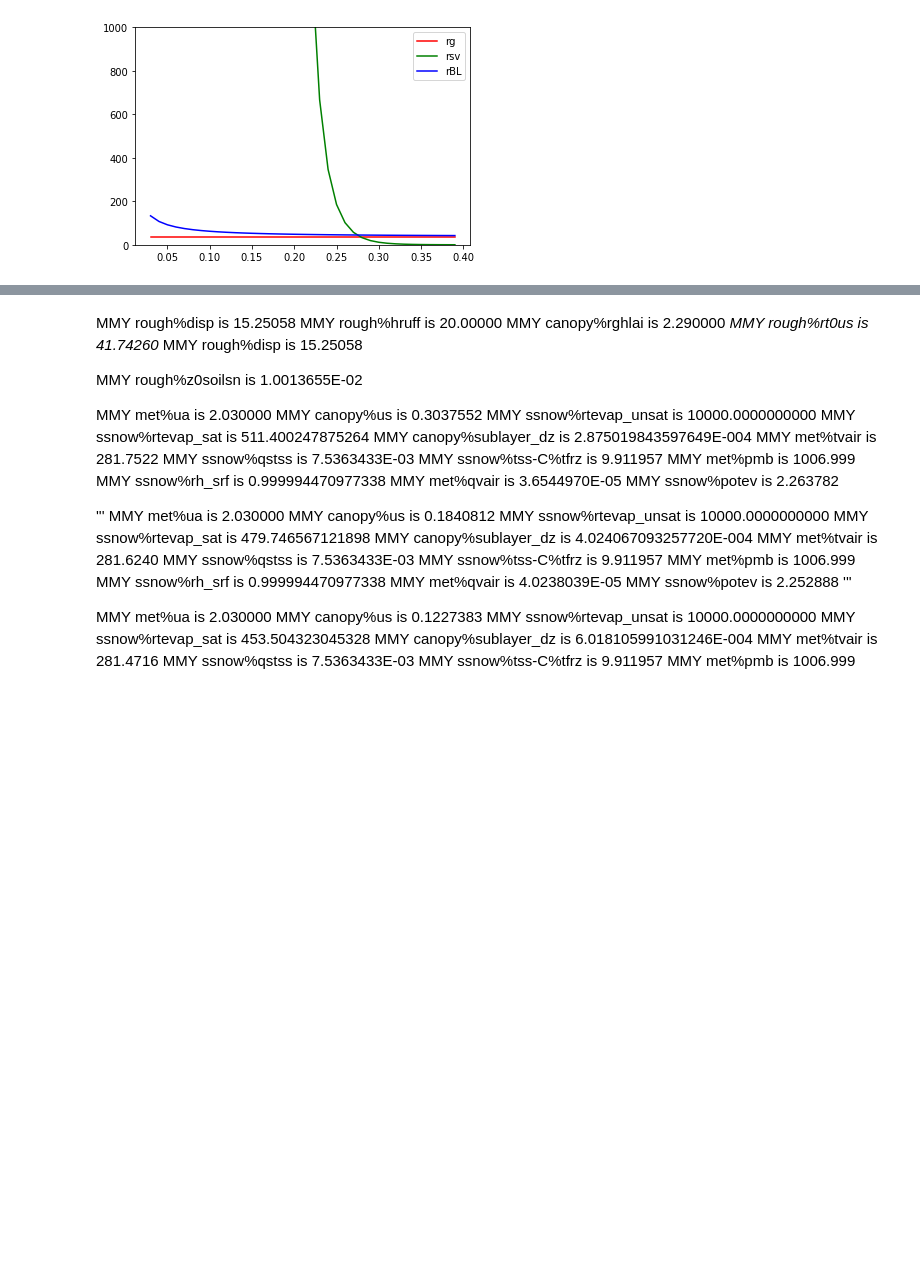
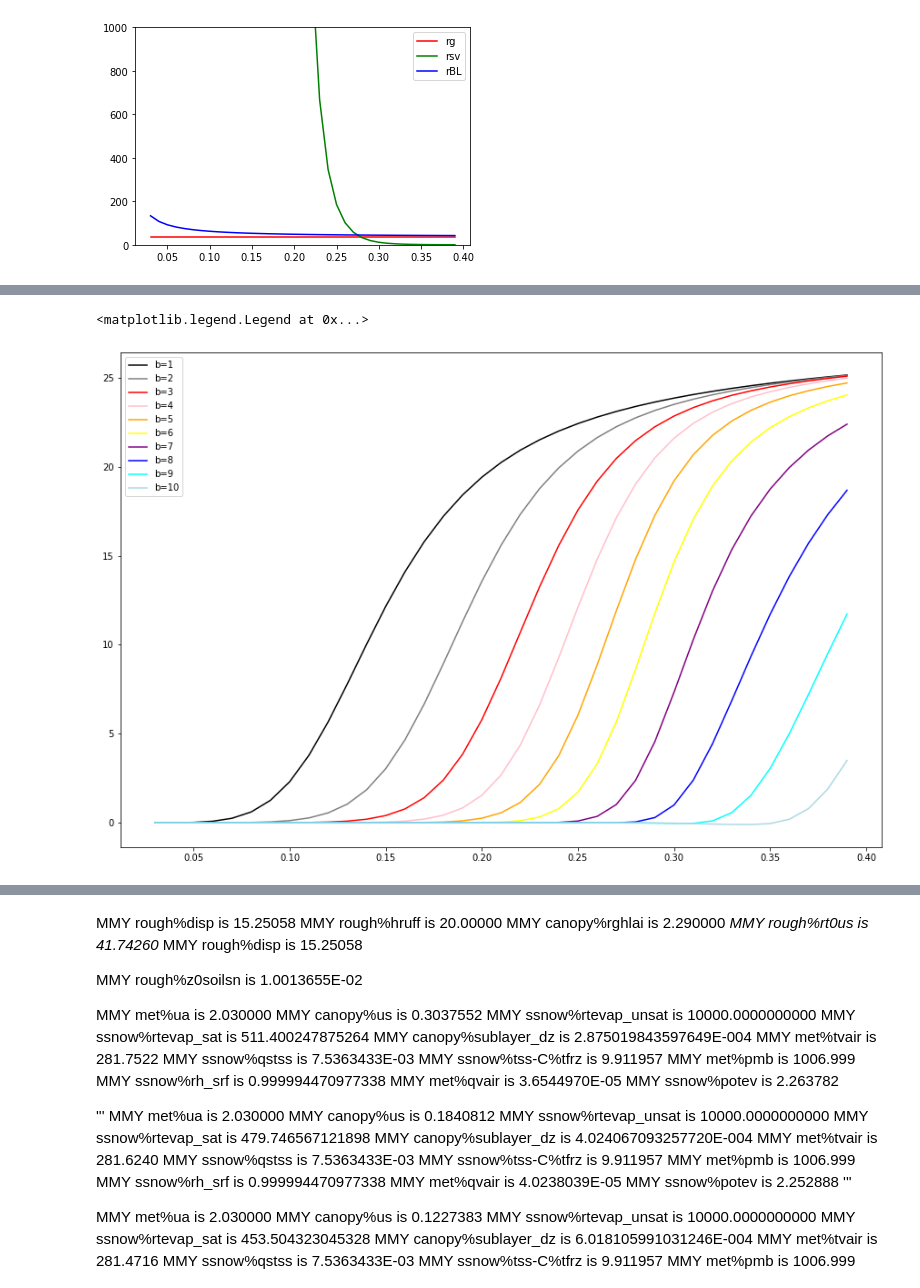
Before and after one commit to bibivking/Jupyter_scripts, a Jupyter notebook: Dani_Or_Soil_Evaporation_Scheme.ipynb, the cells around one changed output, grey strips where cells are left out. Cells and saved outputs as stored; diff of their text form; code cells hidden in the pictures; blank space fills up the shorter version.

Commit message:
add plots

```diff
--- a/Dani_Or_Soil_Evaporation_Scheme.ipynb
+++ b/Dani_Or_Soil_Evaporation_Scheme.ipynb
@@ -11,10 +11,11 @@ from matplotlib import ticker
 import datetime as dt
 import parameters as p
 # %%
-def main(theta, bch):
+def main(theta, hyds):
     '''
     set surface input data and calculate resistance and Esoil
     '''
+    bch  = 2.
 
     # Meteorology input
 
@@ -62,15 +63,15 @@ def main(theta, bch):
     Z0s = calc_Z0s(L, U_x)
 
     rg = calc_rg(L, U_x, d, Z0s)
-    rsv = calc_rsv(theta_srf, Tsrf, qsat, bch)
+    rsv = calc_rsv(theta_srf, Tsrf, qsat, bch, hyds)
     rBL,delta = calc_rBL(Uair, U_x, theta, tvair)
     Esoil = calc_esoil(pres, tvair, qsrf, qa, Z0s, delta, rg, rsv, rBL) # 2.252888
     #print(rg)
     #print(rsv)
     #print(rBL)
     #print(Esoil)
-    return rg,rsv,rBL;
-    #return Esoil
+    #return rg,rsv,rBL;
+    return Esoil
 
 def calc_Phi_1(theta_srf, bch):
     '''
@@ -386,0 +346,38 @@ fig.tight_layout()
+# %%
+# test bch
+es = np.zeros((len(np.arange(p.theta_r+0.01, p.theta_sat,0.01)),\
+              len(np.arange(1.,11.,1))))
+
+i = 0
+for bch in np.arange(1.,11.,1):
+    j = 0
+    for sm in np.arange(p.theta_r+0.01, p.theta_sat,0.01):
+        es1= main(sm, bch)
+        es[j,i] = es1
+        j += 1
+    i += 1
+
+fig = plt.figure(figsize=[15,10])
+ax1 = fig.add_subplot(111)
+ax1.plot(np.arange(p.theta_r+0.01, p.theta_sat,0.01),es[:,0], color = 'black', label="b=1")
+ax1.plot(np.arange(p.theta_r+0.01, p.theta_sat,0.01),es[:,1], color = 'gray', label="b=2")
+ax1.plot(np.arange(p.theta_r+0.01, p.theta_sat,0.01),es[:,2], color = 'red', label="b=3")
+ax1.plot(np.arange(p.theta_r+0.01, p.theta_sat,0.01),es[:,3], color = 'pink', label="b=4")
+ax1.plot(np.arange(p.theta_r+0.01, p.theta_sat,0.01),es[:,4], color = 'orange', label="b=5")
+ax1.plot(np.arange(p.theta_r+0.01, p.theta_sat,0.01),es[:,5], color = 'yellow', label="b=6")
+ax1.plot(np.arange(p.theta_r+0.01, p.theta_sat,0.01),es[:,6], color = 'purple', label="b=7")
+ax1.plot(np.arange(p.theta_r+0.01, p.theta_sat,0.01),es[:,7], color = 'blue', label="b=8")
+ax1.plot(np.arange(p.theta_r+0.01, p.theta_sat,0.01),es[:,8], color = 'cyan', label="b=9")
+ax1.plot(np.arange(p.theta_r+0.01, p.theta_sat,0.01),es[:,9], color = 'lightblue', label="b=10")
+ax1.legend()
+#ax1 = plt.plot(es[:,:])
+
+#img1 = ax1.imshow(es[:,:])#,vmin=0, vmax=1000000)
+
+#ax1.set(xticks=np.arange(len(np.arange(p.theta_r+0.01, p.theta_sat,0.01))), xticklabels=np.arange(p.theta_r+0.01, p.theta_sat,0.01))
+#ax1.set(yticks=np.arange(len(np.arange(p.theta_r+0.10, p.theta_sat,0.01))), yticklabels=np.arange(p.theta_r+0.10, p.theta_sat,0.01))
+#fig.colorbar(img1,orientation='horizontal',spacing='proportional',extend='both')
+#fig.tight_layout()
+# %% [output]
+<matplotlib.legend.Legend at 0x...>
+[figure, added]
```
Also changed, not shown: parts of 3 cells of this notebook.
